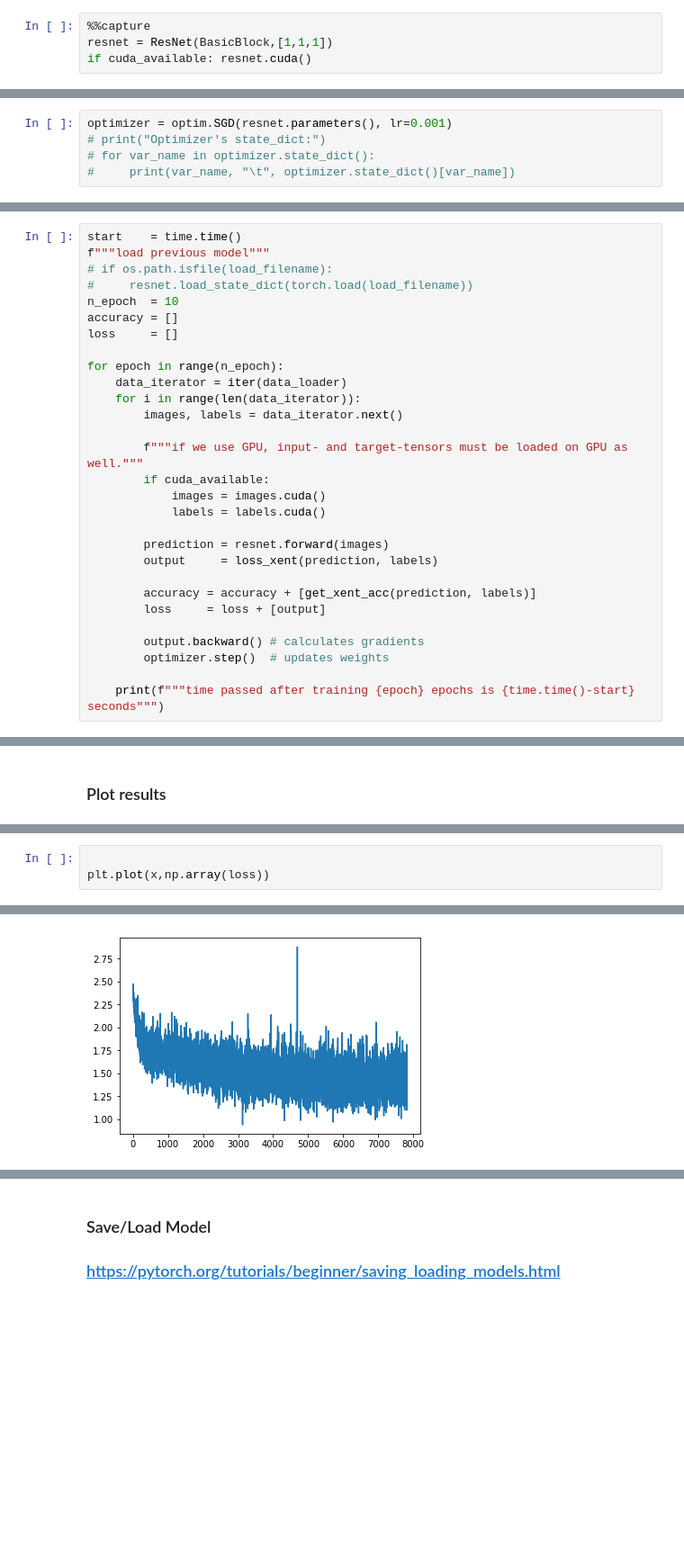
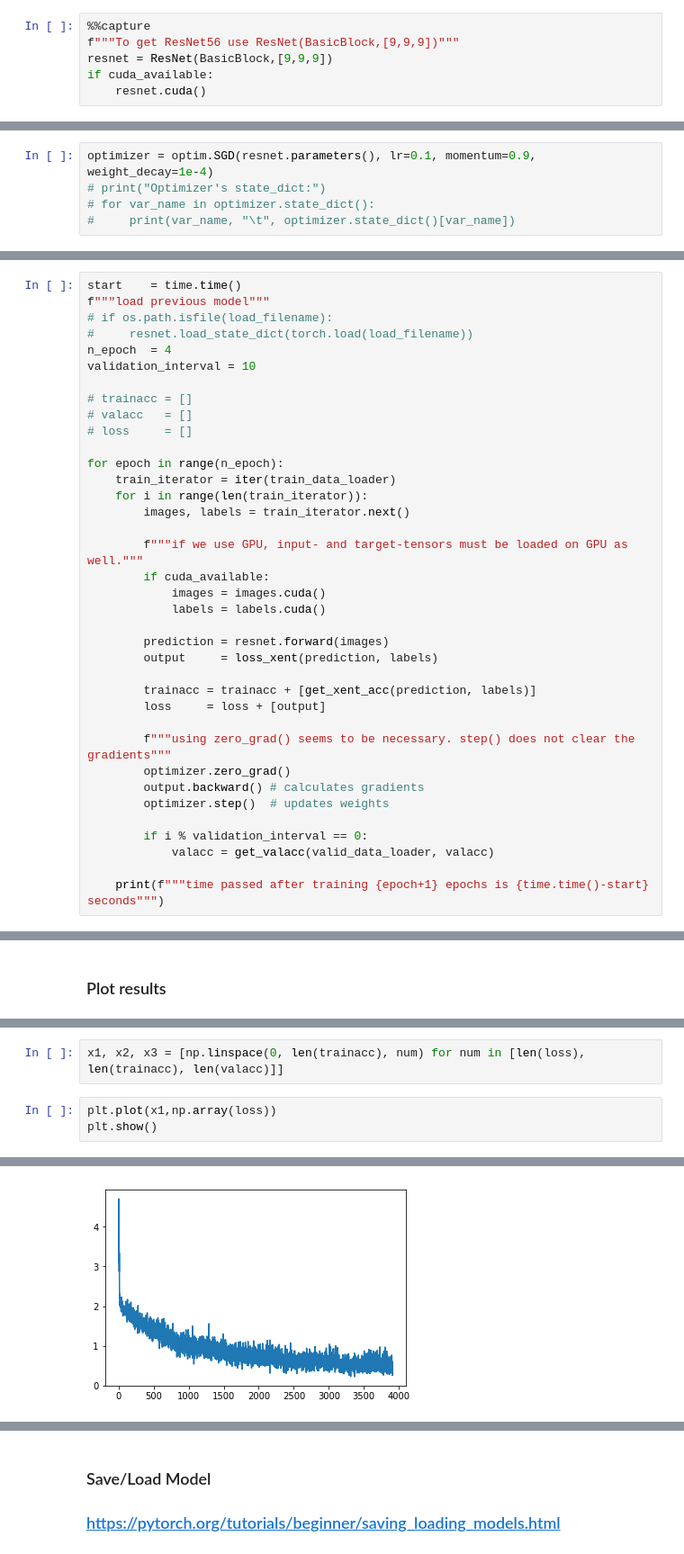
Before and after one commit to khushdeep-singh/DD2424project, a Jupyter notebook: assignmentforsaturdayOla.ipynb, the cells around one changed output, grey strips where cells are left out. Shown: that part at 90% size. Cells and saved outputs as stored; diff of their text form; blank space fills up the shorter version.

Commit message:
wrote a function to save validation accuracy; added optimizer.zero_grad(); now plotting validation and training accuracy

```diff
--- a/assignmentforsaturdayOla.ipynb
+++ b/assignmentforsaturdayOla.ipynb
@@ -154,5 +171,7 @@ class ResNet(nn.Module):
         return out
 # %%
 %%capture
-resnet = ResNet(BasicBlock,[1,1,1])
-if cuda_available: resnet.cuda()
+f"""To get ResNet56 use ResNet(BasicBlock,[9,9,9])"""
+resnet = ResNet(BasicBlock,[9,9,9])
+if cuda_available:
+    resnet.cuda()
@@ -189,7 +188,7 @@ loss_mse  = nn.MSELoss()
 #### Cyclical learner schedule built into pytorch:
 #### torch.optim.lr_scheduler.CyclicLR(optimizer, base_lr, max_lr, step_size_up=2000, step_size_down=None, mode='triangular', gamma=1.0, scale_fn=None, scale_mode='cycle', cycle_momentum=True, base_momentum=0.8, max_momentum=0.9, last_epoch=-1)
 # %%
-optimizer = optim.SGD(resnet.parameters(), lr=0.001)
+optimizer = optim.SGD(resnet.parameters(), lr=0.1, momentum=0.9, weight_decay=1e-4)
 # print("Optimizer's state_dict:")
 # for var_name in optimizer.state_dict():
 #     print(var_name, "\t", optimizer.state_dict()[var_name])
@@ -200,14 +199,17 @@ start    = time.time()
 f"""load previous model"""
 # if os.path.isfile(load_filename):
 #     resnet.load_state_dict(torch.load(load_filename))
-n_epoch  = 10
-accuracy = []
-loss     = []
+n_epoch  = 4
+validation_interval = 10
+
+# trainacc = []
+# valacc   = []
+# loss     = []
 
 for epoch in range(n_epoch):
-    data_iterator = iter(data_loader)
-    for i in range(len(data_iterator)):
-        images, labels = data_iterator.next()
+    train_iterator = iter(train_data_loader)
+    for i in range(len(train_iterator)):
+        images, labels = train_iterator.next()
 
         f"""if we use GPU, input- and target-tensors must be loaded on GPU as well."""
         if cuda_available:
@@ -217,11 +219,16 @@ for epoch in range(n_epoch):
         prediction = resnet.forward(images)
         output     = loss_xent(prediction, labels)
 
-        accuracy = accuracy + [get_xent_acc(prediction, labels)]
+        trainacc = trainacc + [get_xent_acc(prediction, labels)]
         loss     = loss + [output]
 
+        f"""using zero_grad() seems to be necessary. step() does not clear the gradients"""
+        optimizer.zero_grad()
         output.backward() # calculates gradients
         optimizer.step()  # updates weights
 
-    print(f"""time passed after training {epoch} epochs is {time.time()-start} seconds""")
+        if i % validation_interval == 0:
+            valacc = get_valacc(valid_data_loader, valacc)
+
+    print(f"""time passed after training {epoch+1} epochs is {time.time()-start} seconds""")
 # %% [output]
@@ -250,4 +241,6 @@ plt.plot(x,np.array(accuracy))
+# %%
+x1, x2, x3 = [np.linspace(0, len(trainacc), num) for num in [len(loss), len(trainacc), len(valacc)]]
 # %%
-
-plt.plot(x,np.array(loss))
+plt.plot(x1,np.array(loss))
+plt.show()
 # %% [output]
@@ -255 +247 @@ plt.plot(x,np.array(loss))
-[figure, old version]
+[figure, new version]
```
Also changed, not shown: parts of 11 cells of this notebook.
